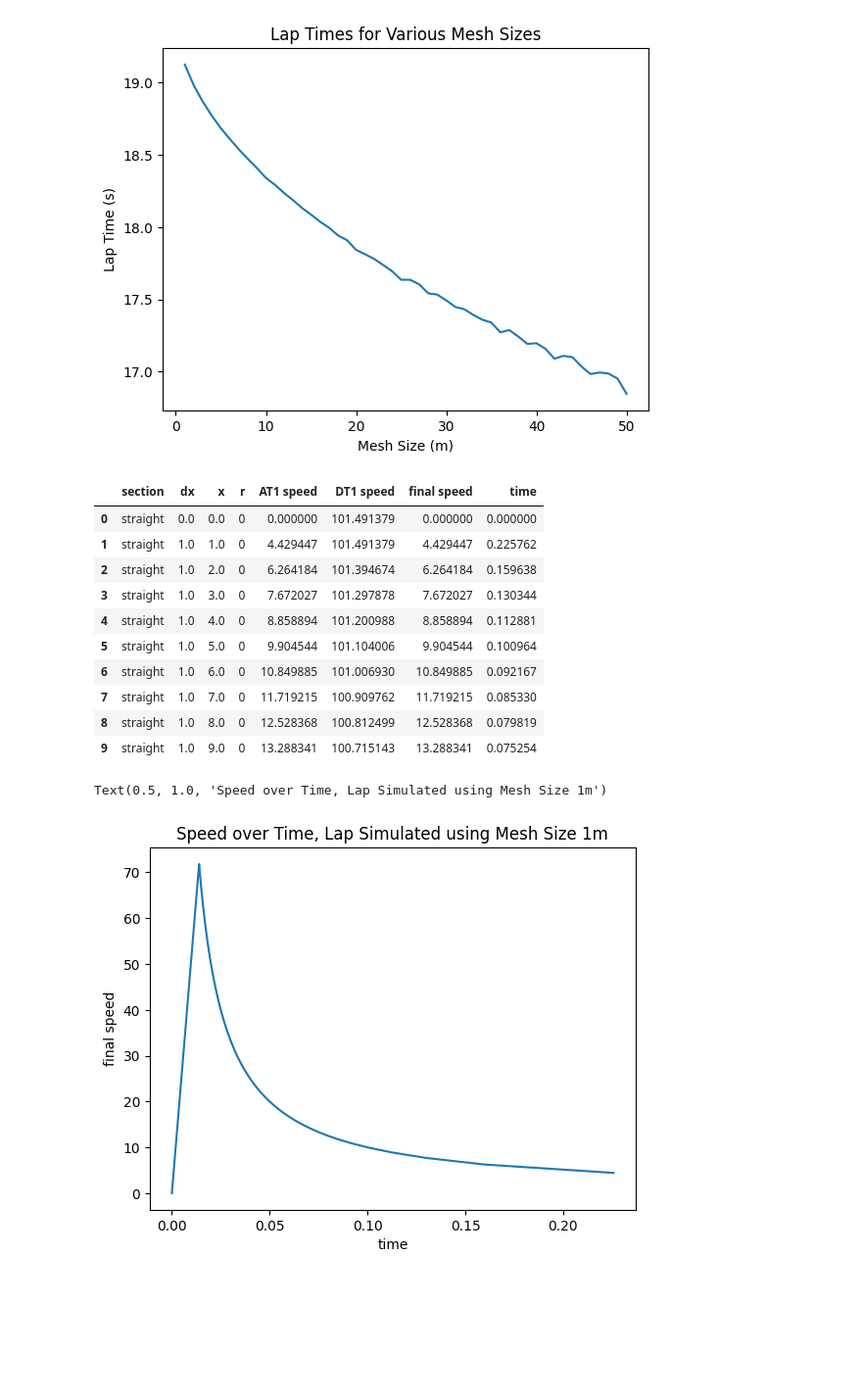
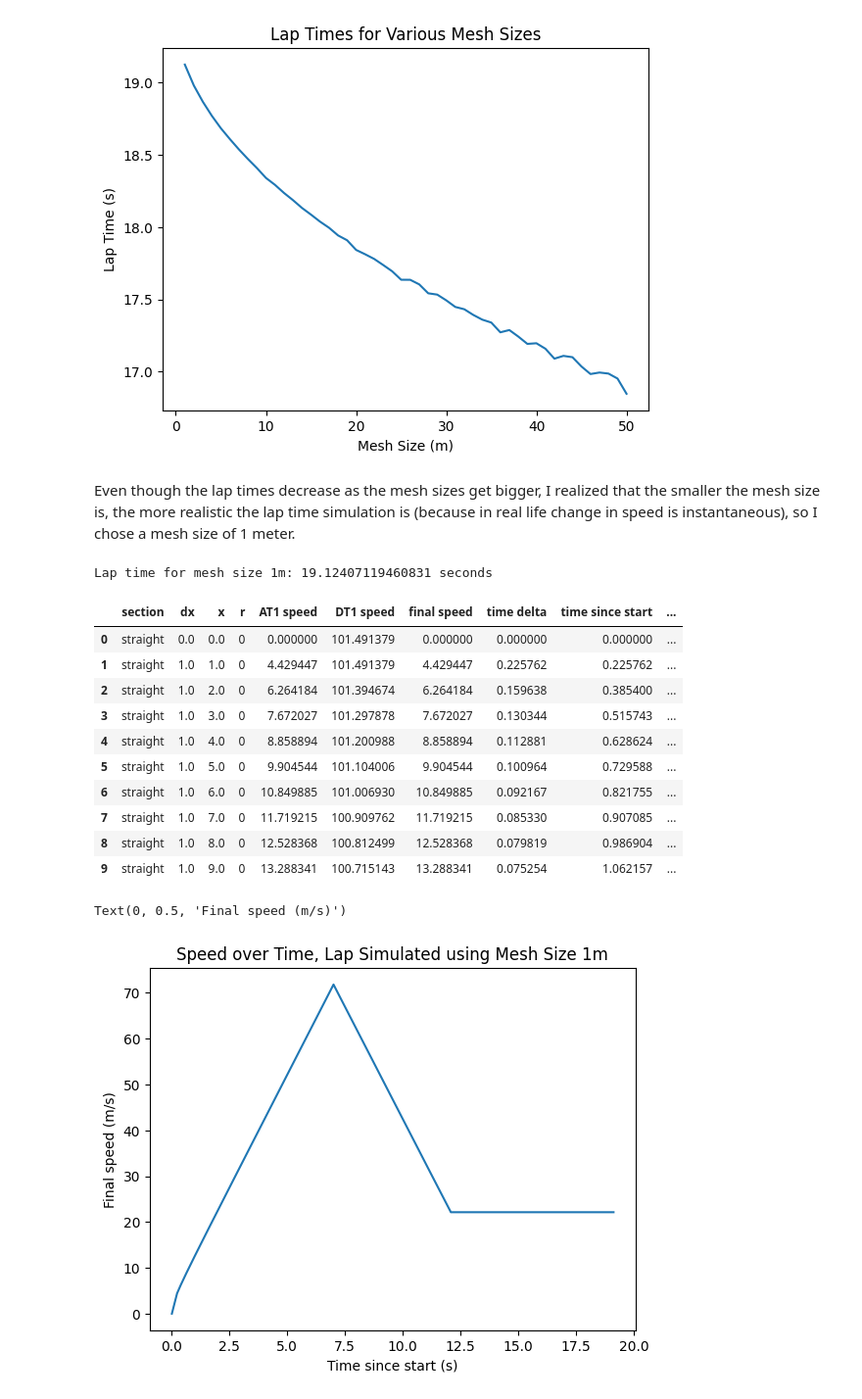
Before and after one commit to billtaing/FEB-Sp26-Recruitment-Project, a Jupyter notebook: sim.ipynb, the cells around one changed output. Shown at 98% size. Drawn from its saved outputs; the diff is of its cells as text; code cells hidden in the pictures; blank space fills up the shorter version.

```diff
--- a/sim.ipynb
+++ b/sim.ipynb
@@ -20,7 +25,8 @@ params = {'gg radius': 1,
 
 # track parameters:
 track = {'straight': 500,
-         'turn 1': 3.14 * params['t1 radius']}
+         'turn 1': 3.14 * params['t1 radius']
+         }
 
 # constants:
 pi = 3.14
@@ -39 +47,9 @@ mtc.head()
+# %%
+import sim_utils
+
+def simulate(mesh_size):
+    return sim_utils.simulate(mesh_size, params, track, mtc)
+
+def lap_time(mesh_size):
+    return simulate(mesh_size)['time delta'].sum()
 # %% [markdown]
@@ -162,24 +89,30 @@ plt.ylabel("Lap Time (s)")
 plt.show()
 # %% [output]
 [figure]
+# %% [markdown]
+Even though the lap times decrease as the mesh sizes get bigger, I realized that the smaller the mesh size is, the more realistic the lap time simulation is (because in real life change in speed is instantaneous), so I chose a mesh size of 1 meter.
 # %%
 simulation_1m = simulate(1)
+print("Lap time for mesh size 1m:", lap_time(1), "seconds")
 simulation_1m.head(10)
 # %% [output]
+Lap time for mesh size 1m: 19.12407119460831 seconds
-|  | section | dx | x | r | AT1 speed | DT1 speed | final speed | time |
-| 0 | straight | 0.0 | 0.0 | 0 | 0.000000 | 101.491379 | 0.000000 | 0.000000 |
-| 1 | straight | 1.0 | 1.0 | 0 | 4.429447 | 101.491379 | 4.429447 | 0.225762 |
-| 2 | straight | 1.0 | 2.0 | 0 | 6.264184 | 101.394674 | 6.264184 | 0.159638 |
-| 3 | straight | 1.0 | 3.0 | 0 | 7.672027 | 101.297878 | 7.672027 | 0.130344 |
-| 4 | straight | 1.0 | 4.0 | 0 | 8.858894 | 101.200988 | 8.858894 | 0.112881 |
-| 5 | straight | 1.0 | 5.0 | 0 | 9.904544 | 101.104006 | 9.904544 | 0.100964 |
-| 6 | straight | 1.0 | 6.0 | 0 | 10.849885 | 101.006930 | 10.849885 | 0.092167 |
-| 7 | straight | 1.0 | 7.0 | 0 | 11.719215 | 100.909762 | 11.719215 | 0.085330 |
-| 8 | straight | 1.0 | 8.0 | 0 | 12.528368 | 100.812499 | 12.528368 | 0.079819 |
-| 9 | straight | 1.0 | 9.0 | 0 | 13.288341 | 100.715143 | 13.288341 | 0.075254 |
+|  | section | dx | x | r | AT1 speed | DT1 speed | final speed | time delta | time since start | ... |
+| 0 | straight | 0.0 | 0.0 | 0 | 0.000000 | 101.491379 | 0.000000 | 0.000000 | 0.000000 | ... |
+| 1 | straight | 1.0 | 1.0 | 0 | 4.429447 | 101.491379 | 4.429447 | 0.225762 | 0.225762 | ... |
+| 2 | straight | 1.0 | 2.0 | 0 | 6.264184 | 101.394674 | 6.264184 | 0.159638 | 0.385400 | ... |
+| 3 | straight | 1.0 | 3.0 | 0 | 7.672027 | 101.297878 | 7.672027 | 0.130344 | 0.515743 | ... |
+| 4 | straight | 1.0 | 4.0 | 0 | 8.858894 | 101.200988 | 8.858894 | 0.112881 | 0.628624 | ... |
+| 5 | straight | 1.0 | 5.0 | 0 | 9.904544 | 101.104006 | 9.904544 | 0.100964 | 0.729588 | ... |
+| 6 | straight | 1.0 | 6.0 | 0 | 10.849885 | 101.006930 | 10.849885 | 0.092167 | 0.821755 | ... |
+| 7 | straight | 1.0 | 7.0 | 0 | 11.719215 | 100.909762 | 11.719215 | 0.085330 | 0.907085 | ... |
+| 8 | straight | 1.0 | 8.0 | 0 | 12.528368 | 100.812499 | 12.528368 | 0.079819 | 0.986904 | ... |
+| 9 | straight | 1.0 | 9.0 | 0 | 13.288341 | 100.715143 | 13.288341 | 0.075254 | 1.062157 | ... |
 # %%
-sns.lineplot(data=simulation_1m, x='time', y='final speed')
+sns.lineplot(data=simulation_1m, x='time since start', y='final speed')
 plt.title("Speed over Time, Lap Simulated using Mesh Size 1m")
+plt.xlabel("Time since start (s)")
+plt.ylabel("Final speed (m/s)")
 # %% [output]
-Text(0.5, 1.0, 'Speed over Time, Lap Simulated using Mesh Size 1m')
+Text(0, 0.5, 'Final speed (m/s)')
-[figure, old version]
+[figure, new version]
```
Also changed, not shown: parts of 11 cells of this notebook, 2 other files.
